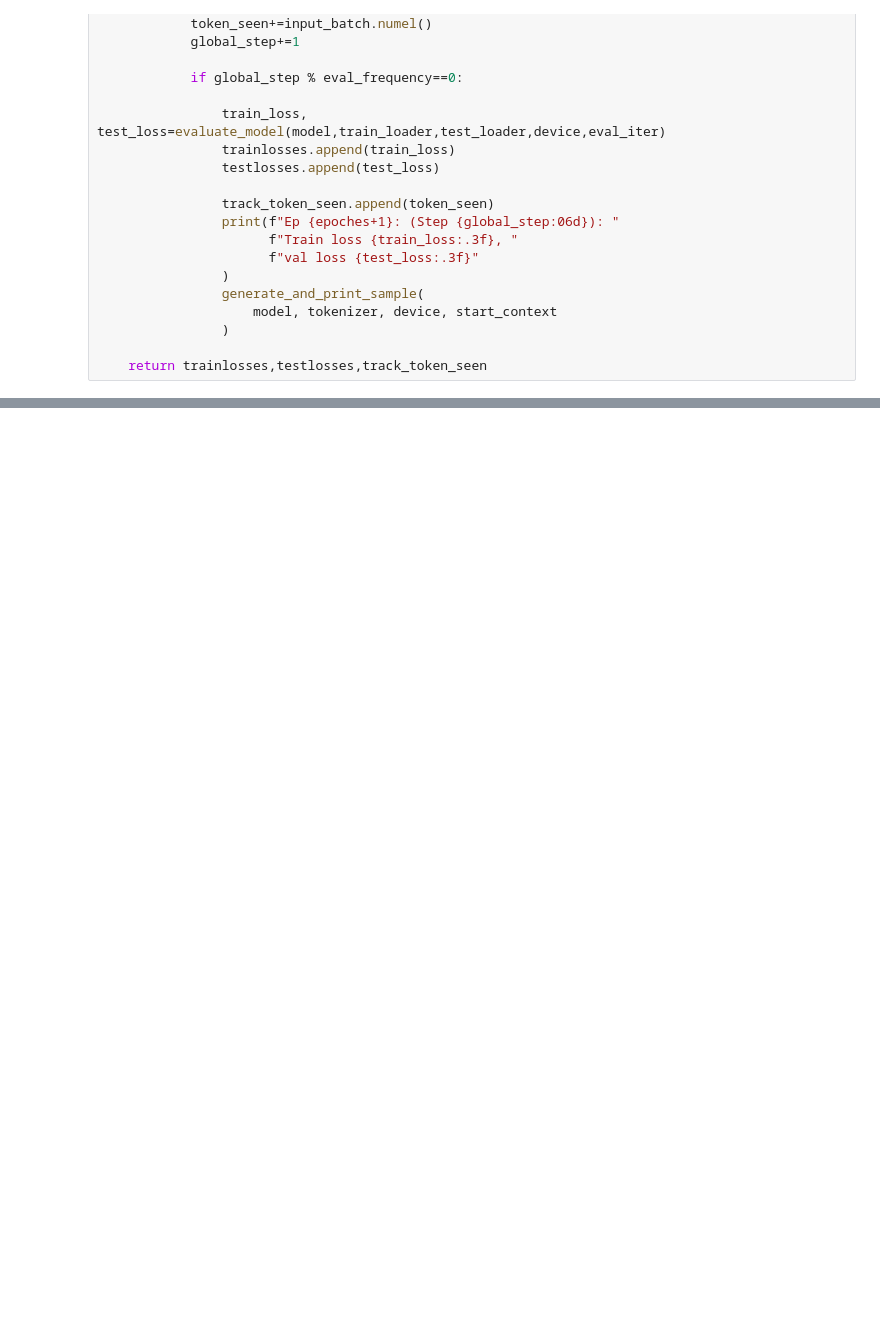
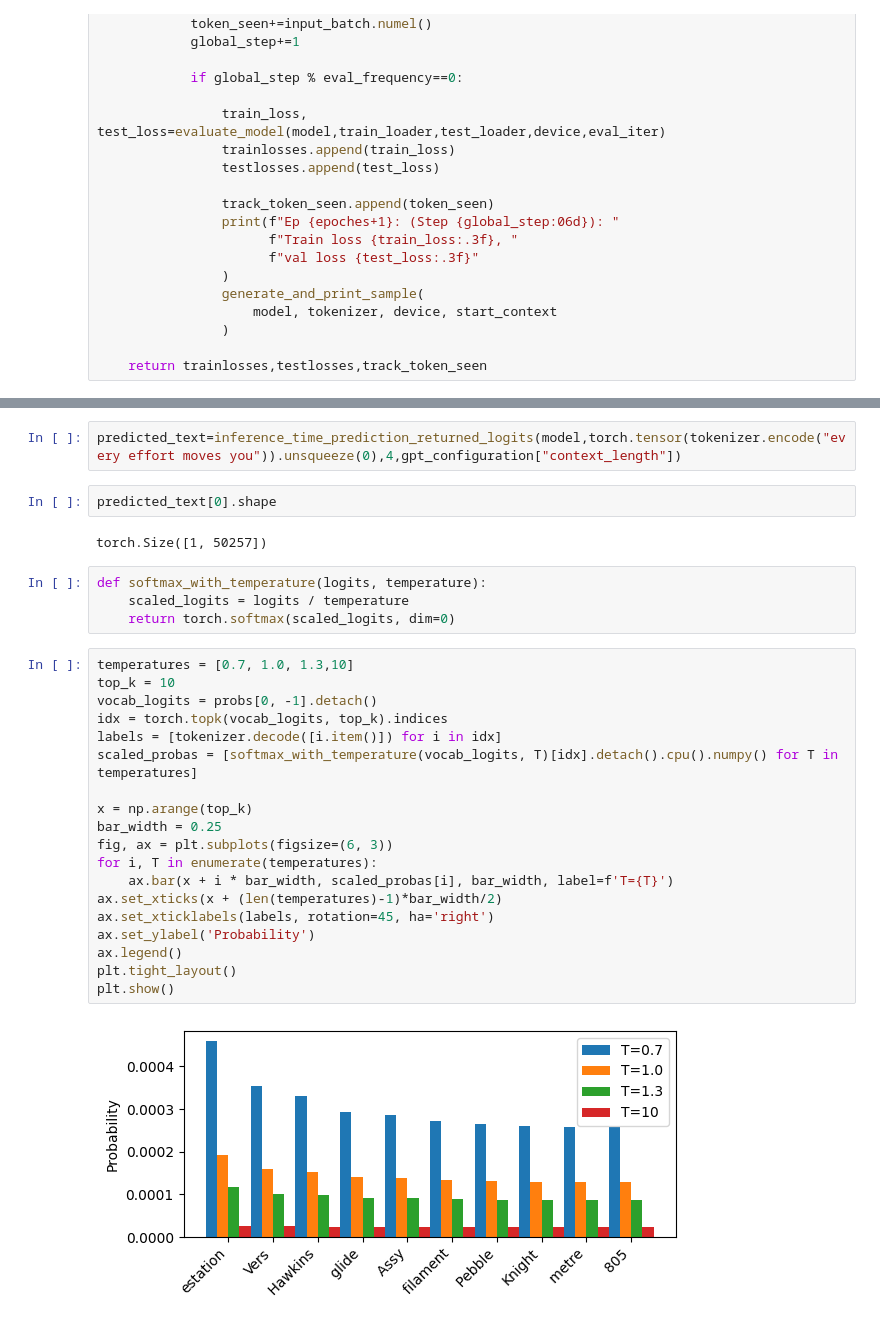
Before and after one commit to Venna-Sujith-Reddy/scratchGPT, a Jupyter notebook: scratch_gpt.ipynb, the cells around one changed output, grey strips where cells are left out. Saved outputs shown, nothing was run; the diff lists cells and outputs as text; blank space fills up the shorter version.

```diff
--- a/scratch_gpt.ipynb
+++ b/scratch_gpt.ipynb
@@ -788,0 +1071,31 @@ train_losses, val_losses, tokens_seen = train_model(
+# %%
+predicted_text=inference_time_prediction_returned_logits(model,torch.tensor(tokenizer.encode("every effort moves you")).unsqueeze(0),4,gpt_configuration["context_length"])
+# %%
+predicted_text[0].shape
+# %% [output]
+torch.Size([1, 50257])
+# %%
+def softmax_with_temperature(logits, temperature):
+    scaled_logits = logits / temperature
+    return torch.softmax(scaled_logits, dim=0)
+# %%
+temperatures = [0.7, 1.0, 1.3,10]
+top_k = 10
+vocab_logits = probs[0, -1].detach()
+idx = torch.topk(vocab_logits, top_k).indices
+labels = [tokenizer.decode([i.item()]) for i in idx]
+scaled_probas = [softmax_with_temperature(vocab_logits, T)[idx].detach().cpu().numpy() for T in temperatures]
+
+x = np.arange(top_k)
+bar_width = 0.25
+fig, ax = plt.subplots(figsize=(6, 3))
+for i, T in enumerate(temperatures):
+    ax.bar(x + i * bar_width, scaled_probas[i], bar_width, label=f'T={T}')
+ax.set_xticks(x + (len(temperatures)-1)*bar_width/2)
+ax.set_xticklabels(labels, rotation=45, ha='right')
+ax.set_ylabel('Probability')
+ax.legend()
+plt.tight_layout()
+plt.show()
+# %% [output]
+[figure, added]
```
Also changed, not shown: parts of 52 cells of this notebook.
